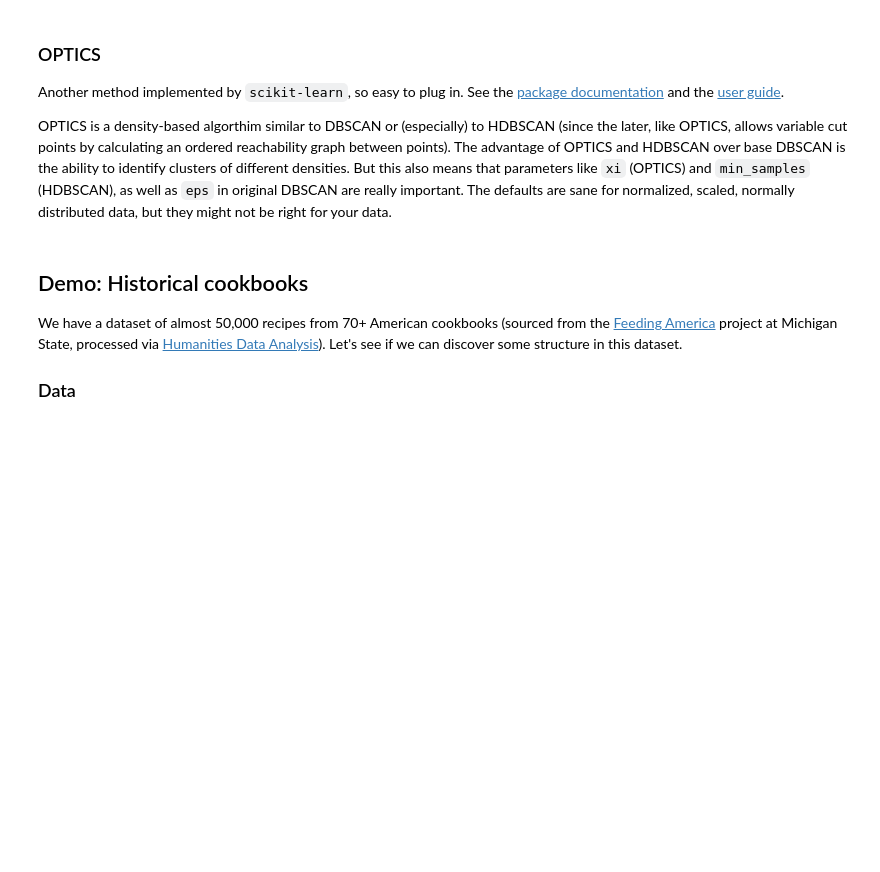
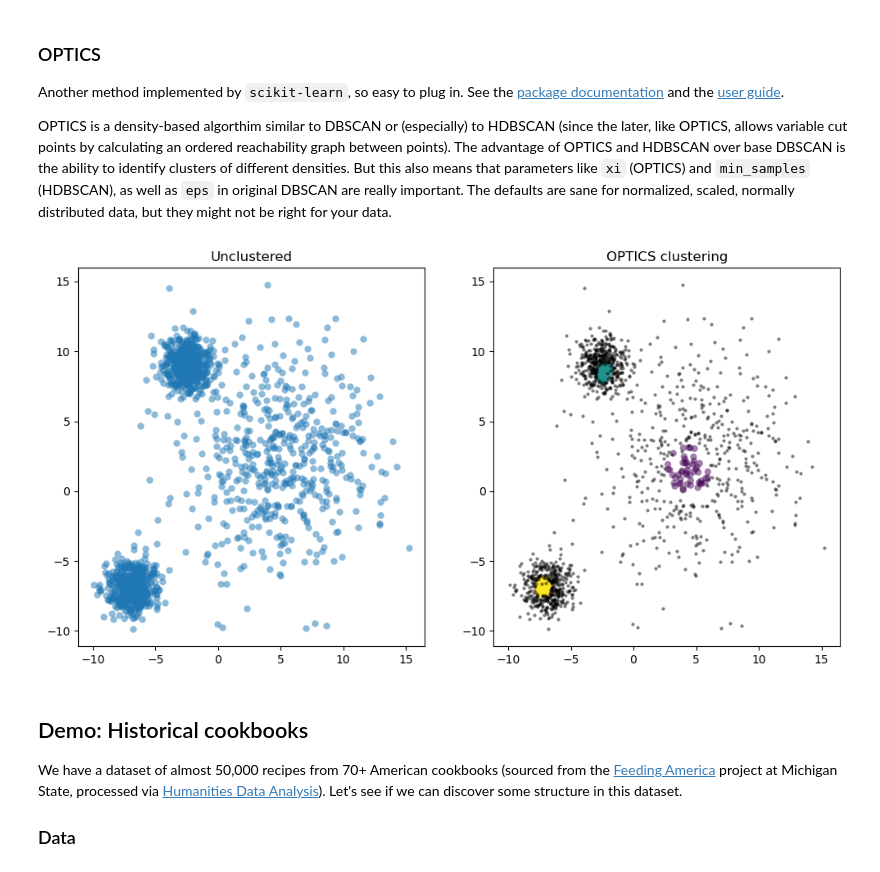
Before and after one commit to wilkens-teaching/info3350-f23, a Jupyter notebook: lectures/lec-06-clustering.ipynb, the cells around one changed output. Saved outputs shown, nothing was run; the diff lists cells and outputs as text; code cells hidden in the pictures; blank space fills up the shorter version.

```diff
--- a/lectures/lec-06-clustering.ipynb
+++ b/lectures/lec-06-clustering.ipynb
@@ -130,26 +132,28 @@ OPTICS is a density-based algorthim similar to DBSCAN or (especially) to HDBSCAN
 # %%
 from sklearn.cluster import OPTICS
 
 # perform clustering
 # xi defines the cutoff for steepness of the reachability curve
-optics_clusterer = OPTICS(min_samples=50, xi=0.05, min_cluster_size=0.01)
+optics_clusterer = OPTICS(min_samples=50, xi=0.01, min_cluster_size=0.01)
 optics_clusterer.fit(X_varied)
 y_optics = optics_clusterer.labels_
 
 # plot result
 plt.figure(figsize=(12, 6))
 
 plt.subplot(121)
 plt.scatter(X_varied[:, 0], X_varied[:, 1], alpha=0.5, linewidths=0)
 plt.title("Unclustered")
 
 plt.subplot(122)
 
 plt.scatter(X_varied[y_optics >=0, 0], X_varied[y_optics >=0, 1], c=y_optics[y_optics>=0], alpha=0.5, linewidths=0)
 plt.scatter(X_varied[y_optics <0, 0], X_varied[y_optics <0, 1], c='k', marker='.', alpha=0.5, linewidths=0)
 plt.title("OPTICS clustering")
 
 plt.show()
+# %% [output]
+[figure, added]
 # %% [markdown]
 ## Demo: Historical cookbooks
 
```
Also changed, not shown: parts of 3 cells of this notebook.
